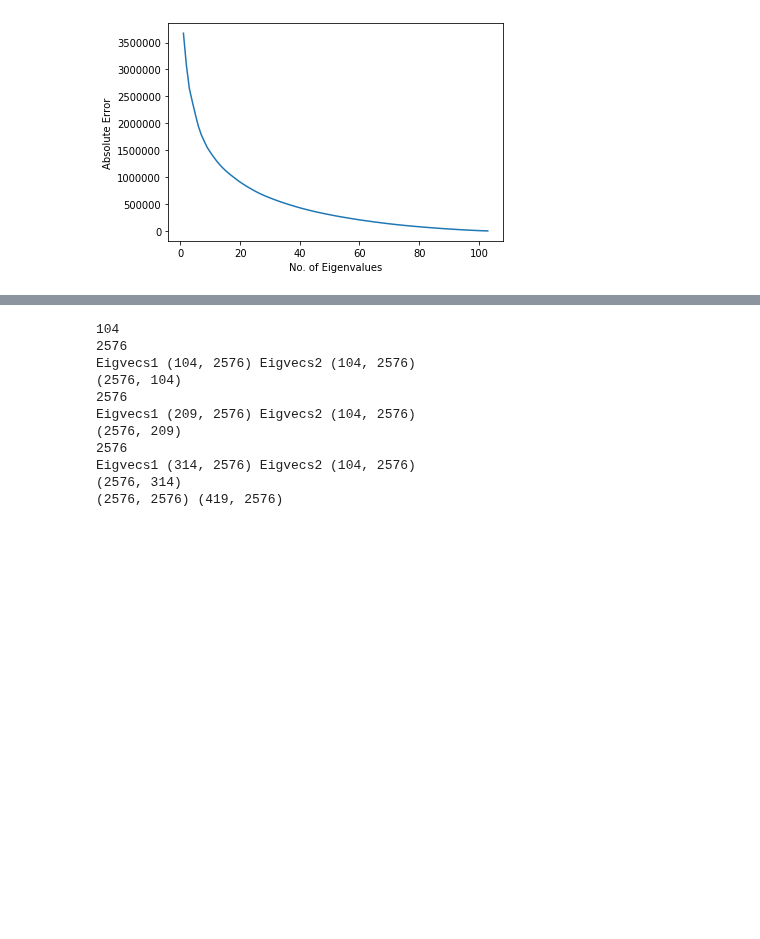
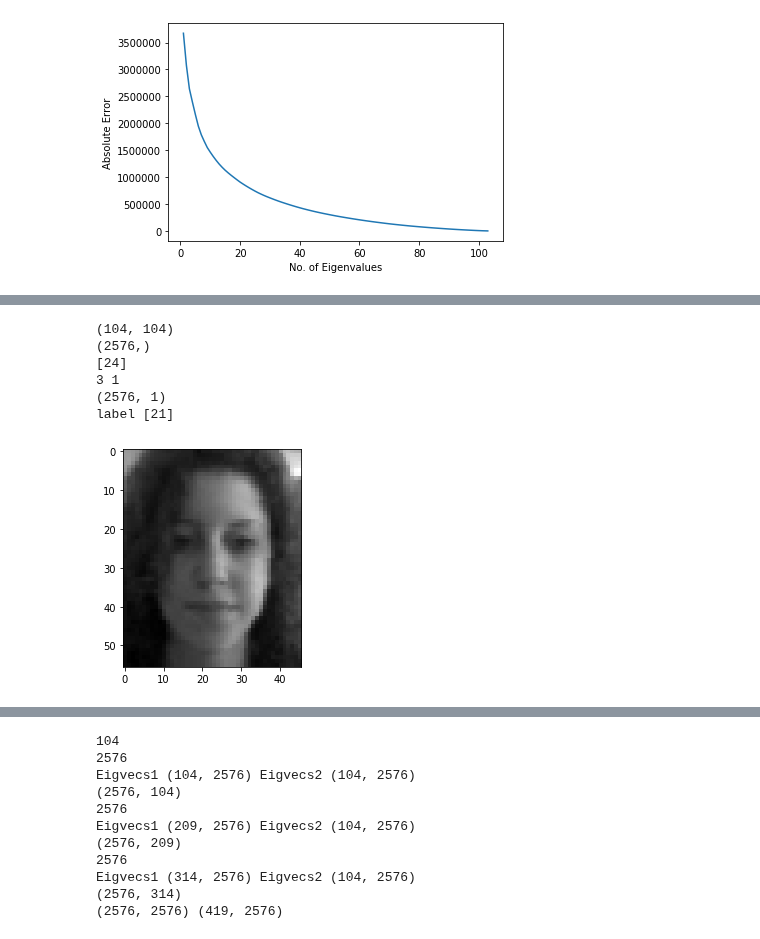
Before and after one commit to pedromonteiro18/Pattern_Recognition, a Jupyter notebook: Coursework.ipynb, the cells around one changed output, grey strips where cells are left out. Drawn from its saved outputs; the diff is of its cells as text; code cells hidden in the pictures; blank space fills up the shorter version.

```diff
--- a/Coursework.ipynb
+++ b/Coursework.ipynb
@@ -223,6 +223,13 @@ def createA(data):
     A = newA
   A = A.T
   return  A, avg
+
+def PCA(A, S, M, N):
+  Meigvals, Meigvecs = eigh(S, eigvals=(N-M, N-1))
+
+  eigvecsM = Meigvecs.astype(float)
+  eigvecsM = preprocessing.normalize(np.dot(A, eigvecsM).T)
+  return eigvecsM
 # %%
 
 
@@ -240,12 +247,7 @@ S = np.dot(A[0].T, A[0])*1/len(train_data[0])
 N=len(train_data[0])
 M=len(train_data[0])
 print("N", N, "M", M)
-Meigvals, Meigvecs = eigh(S, eigvals=(N-M, N-1))
-
-eigvecsM = Meigvecs.astype(float)
-eigvecsM = preprocessing.normalize(np.dot(A[0], eigvecsM).T)
-print(eigvecsM.shape)
-
+eigvecsM = PCA(A[0], S, M, N)
 print(type(S))
 # %% [output]
 2576
@@ -271,0 +282,27 @@ plt.plot(x,y)
+# %%
+# nearest neighbour guess for data set 1
+W = np.dot(A[0].T, eigvecsM.T)
+print(W.shape)
+test_face_normalized = test_data[0][6] - avg1
+print(test_face_normalized.shape)
+W_test = np.dot(test_face_normalized, eigvecsM.T)
+print(test_label[0][6])
+im = get_neighbors(W, train_label[0], W_test, 1, distance=distance)
+print(len(im[0]), len(im))
+image, _, label= im[0]
+sumCols = np.dot(image, eigvecsM)
+#reconstruct
+neighbour = avg1.reshape((2576,1)) +  np.reshape(sumCols,(2576,1))
+print(neighbour.shape)
+neighbour = np.reshape(neighbour,(46,56))
+#new_100 = (255-np.reshape(new_100,(46,56)))
+plt.imshow(neighbour.T, cmap = 'gist_gray')
+print("label", label)
+# %% [output]
+(104, 104)
+(2576,)
+[24]
+3 1
+(2576, 1)
+label [21]
+[figure, added]
```
Also changed, not shown: parts of 3 cells of this notebook.
